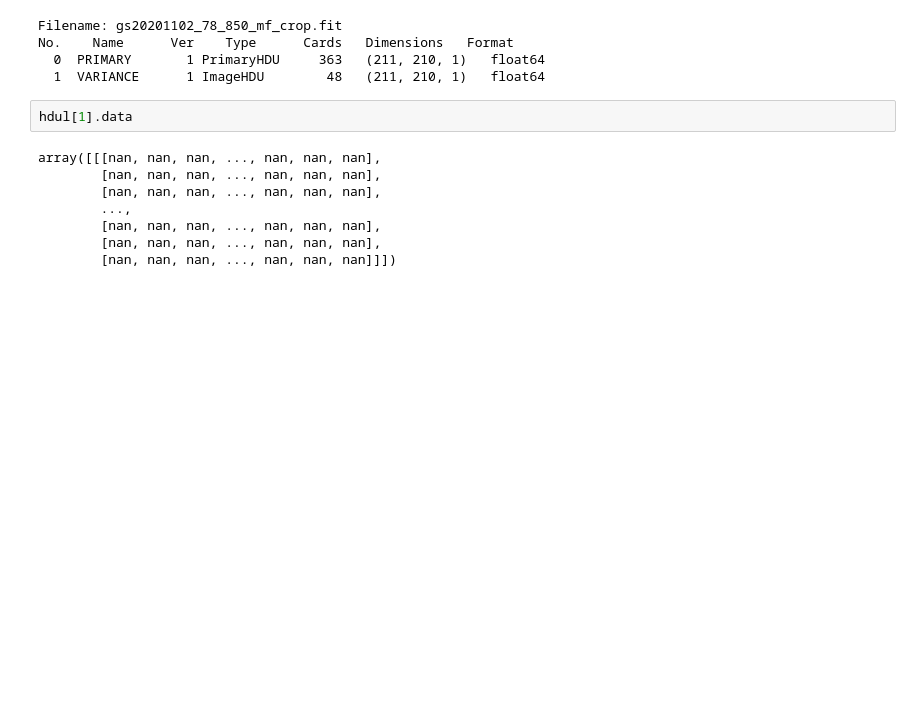
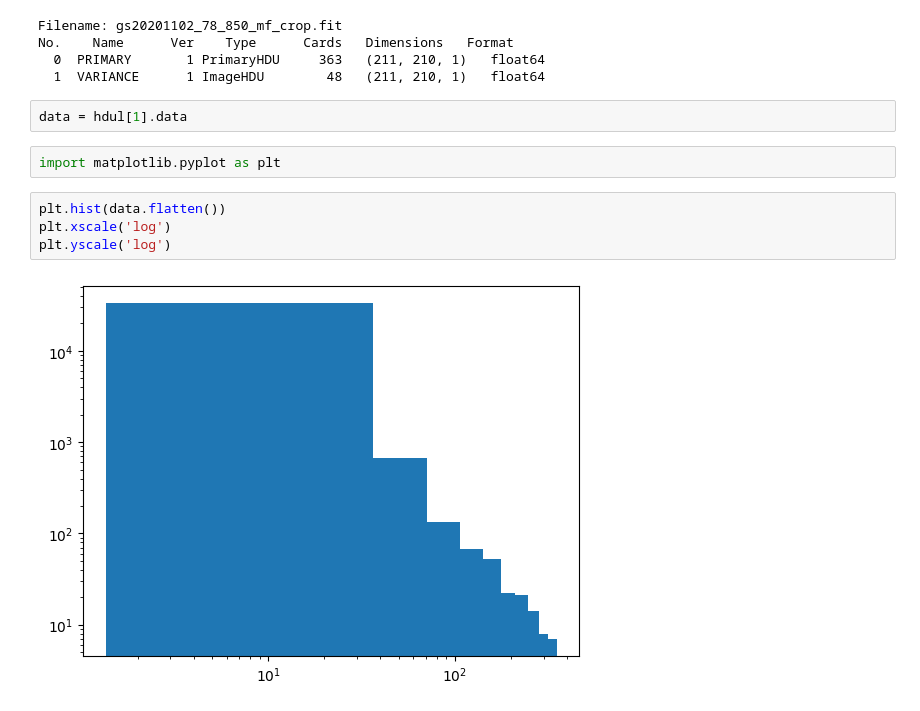
Before and after one commit to Lim1029/SIF3004, a Jupyter notebook: plot_hisb.ipynb, the cells around one changed output. Cells and saved outputs as stored; diff of their text form; blank space fills up the shorter version.

Commit message:
add graph_plotting

```diff
--- a/plot_hisb.ipynb
+++ b/plot_hisb.ipynb
@@ -10,12 +10,12 @@ No.    Name      Ver    Type      Cards   Dimensions   Format
   0  PRIMARY       1 PrimaryHDU     363   (211, 210, 1)   float64
   1  VARIANCE      1 ImageHDU        48   (211, 210, 1)   float64
 # %%
-hdul[1].data
+data = hdul[1].data
-# %% [output]
-array([[[nan, nan, nan, ..., nan, nan, nan],
-        [nan, nan, nan, ..., nan, nan, nan],
-        [nan, nan, nan, ..., nan, nan, nan],
-        ...,
-        [nan, nan, nan, ..., nan, nan, nan],
-        [nan, nan, nan, ..., nan, nan, nan],
-        [nan, nan, nan, ..., nan, nan, nan]]])
+# %%
+import matplotlib.pyplot as plt
+# %%
+plt.hist(data.flatten())
+plt.xscale('log')
+plt.yscale('log')
+# %% [output]
+[figure, added]
```
Also changed, not shown: parts of 3 cells of this notebook, 7 other files.
